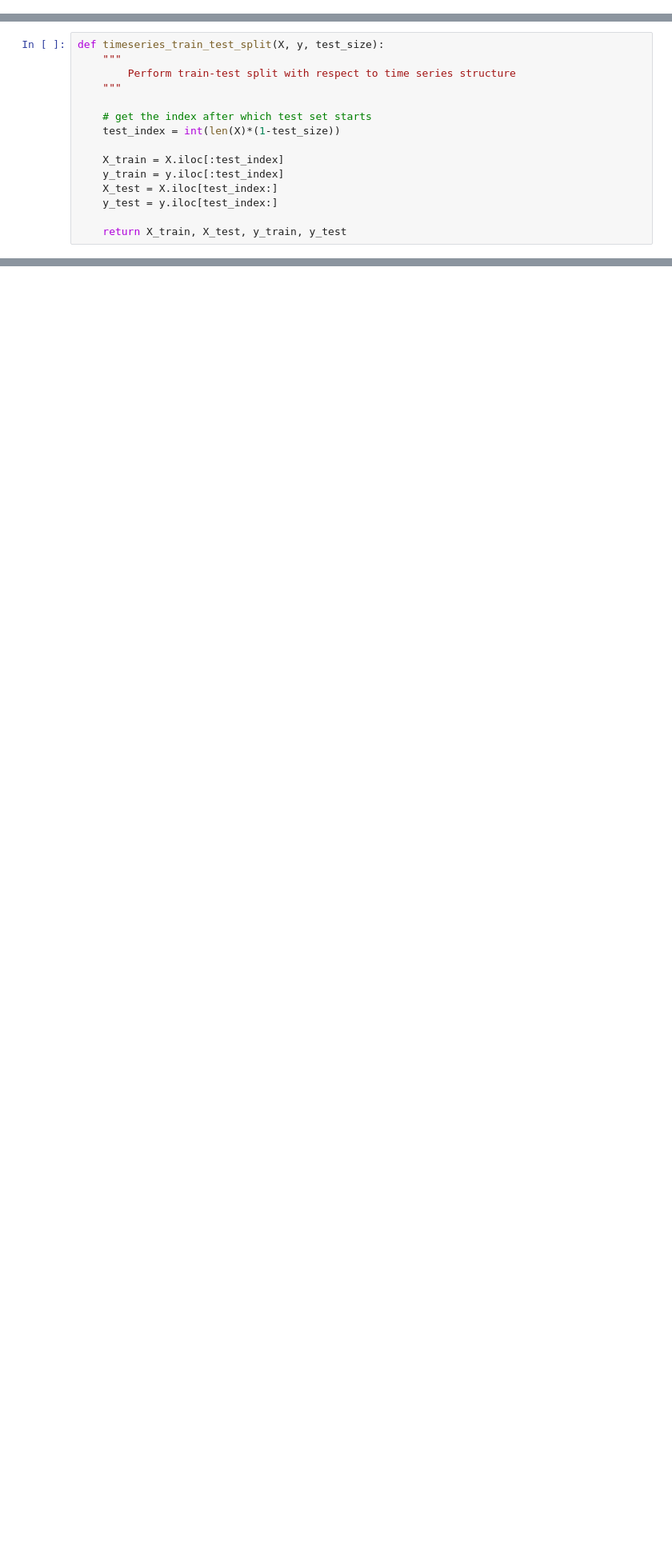
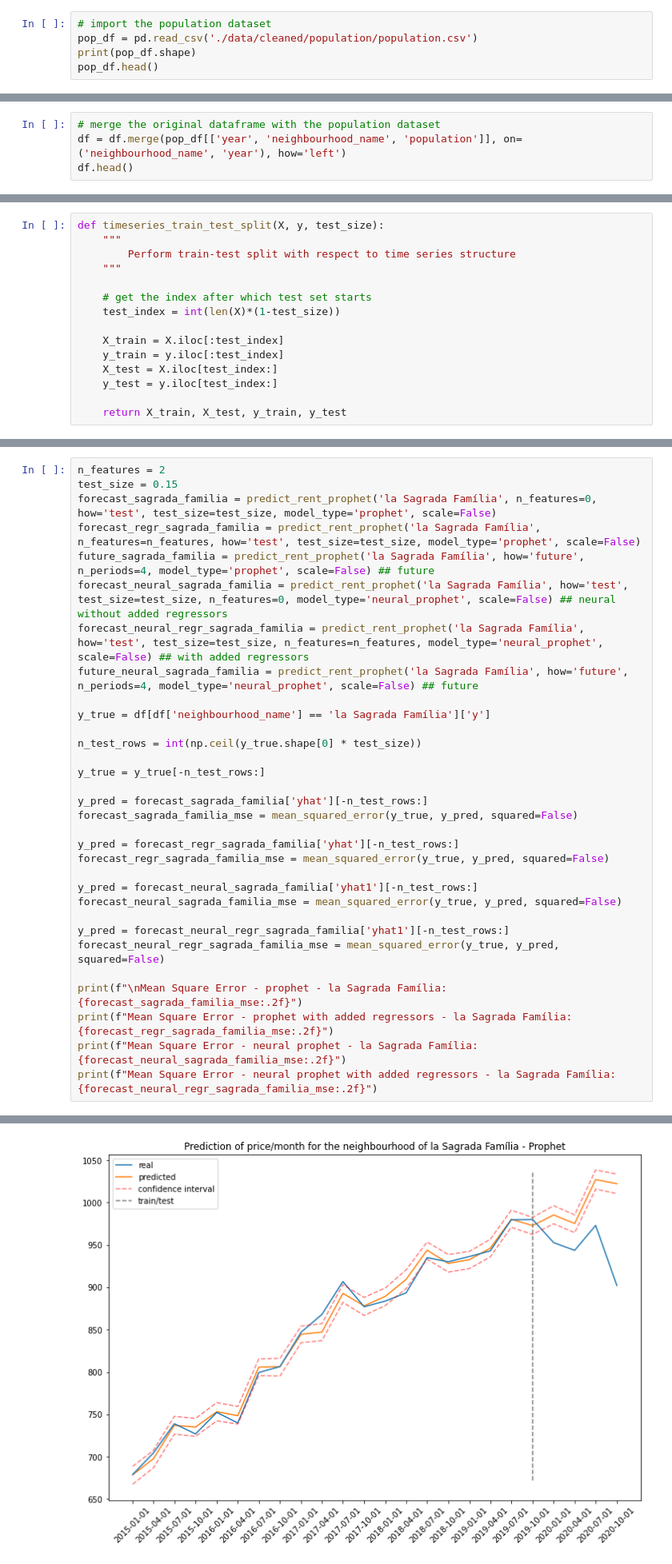
Before and after one commit to AntoniaVillarino/renting_airbnb_barcelona, a Jupyter notebook: prophet_model.ipynb, the cells around one changed output, grey strips where cells are left out. Shown at 80% size. Cells and saved outputs as stored; diff of their text form; blank space fills up the shorter version.

Commit message:
Tested prophet and neural prophet, with and without regressors, in 4 neihgourhoods

```diff
--- a/prophet_model.ipynb
+++ b/prophet_model.ipynb
@@ -84,0 +86,5 @@ dtype: int64
+# %%
+# import the population dataset
+pop_df = pd.read_csv('./data/cleaned/population/population.csv')
+print(pop_df.shape)
+pop_df.head()
@@ -84,0 +99,4 @@ dtype: int64
+# %%
+# merge the original dataframe with the population dataset
+df = df.merge(pop_df[['year', 'neighbourhood_name', 'population']], on=('neighbourhood_name', 'year'), how='left')
+df.head()
@@ -243,0 +584,33 @@ Added regressors:
+# %%
+n_features = 2
+test_size = 0.15
+forecast_sagrada_familia = predict_rent_prophet('la Sagrada Família', n_features=0, how='test', test_size=test_size, model_type='prophet', scale=False)
+forecast_regr_sagrada_familia = predict_rent_prophet('la Sagrada Família', n_features=n_features, how='test', test_size=test_size, model_type='prophet', scale=False)
+future_sagrada_familia = predict_rent_prophet('la Sagrada Família', how='future', n_periods=4, model_type='prophet', scale=False) ## future
+forecast_neural_sagrada_familia = predict_rent_prophet('la Sagrada Família', how='test', test_size=test_size, n_features=0, model_type='neural_prophet', scale=False) ## neural without added regressors
+forecast_neural_regr_sagrada_familia = predict_rent_prophet('la Sagrada Família', how='test', test_size=test_size, n_features=n_features, model_type='neural_prophet', scale=False) ## with added regressors
+future_neural_sagrada_familia = predict_rent_prophet('la Sagrada Família', how='future', n_periods=4, model_type='neural_prophet', scale=False) ## future
+
+y_true = df[df['neighbourhood_name'] == 'la Sagrada Família']['y']
+
+n_test_rows = int(np.ceil(y_true.shape[0] * test_size))
+
+y_true = y_true[-n_test_rows:]
+
+y_pred = forecast_sagrada_familia['yhat'][-n_test_rows:]
+forecast_sagrada_familia_mse = mean_squared_error(y_true, y_pred, squared=False)
+
+y_pred = forecast_regr_sagrada_familia['yhat'][-n_test_rows:]
+forecast_regr_sagrada_familia_mse = mean_squared_error(y_true, y_pred, squared=False)
+
+y_pred = forecast_neural_sagrada_familia['yhat1'][-n_test_rows:]
+forecast_neural_sagrada_familia_mse = mean_squared_error(y_true, y_pred, squared=False)
+
+y_pred = forecast_neural_regr_sagrada_familia['yhat1'][-n_test_rows:]
+forecast_neural_regr_sagrada_familia_mse = mean_squared_error(y_true, y_pred, squared=False)
+
+print(f"\nMean Square Error - prophet - la Sagrada Família: {forecast_sagrada_familia_mse:.2f}")
+print(f"Mean Square Error - prophet with added regressors - la Sagrada Família: {forecast_regr_sagrada_familia_mse:.2f}")
+print(f"Mean Square Error - neural prophet - la Sagrada Família: {forecast_neural_sagrada_familia_mse:.2f}")
+print(f"Mean Square Error - neural prophet with added regressors - la Sagrada Família: {forecast_neural_regr_sagrada_familia_mse:.2f}")
+# %% [output]
@@ -243,0 +622 @@ Added regressors:
+[figure, added]
```
Also changed, not shown: parts of 22 cells of this notebook.
